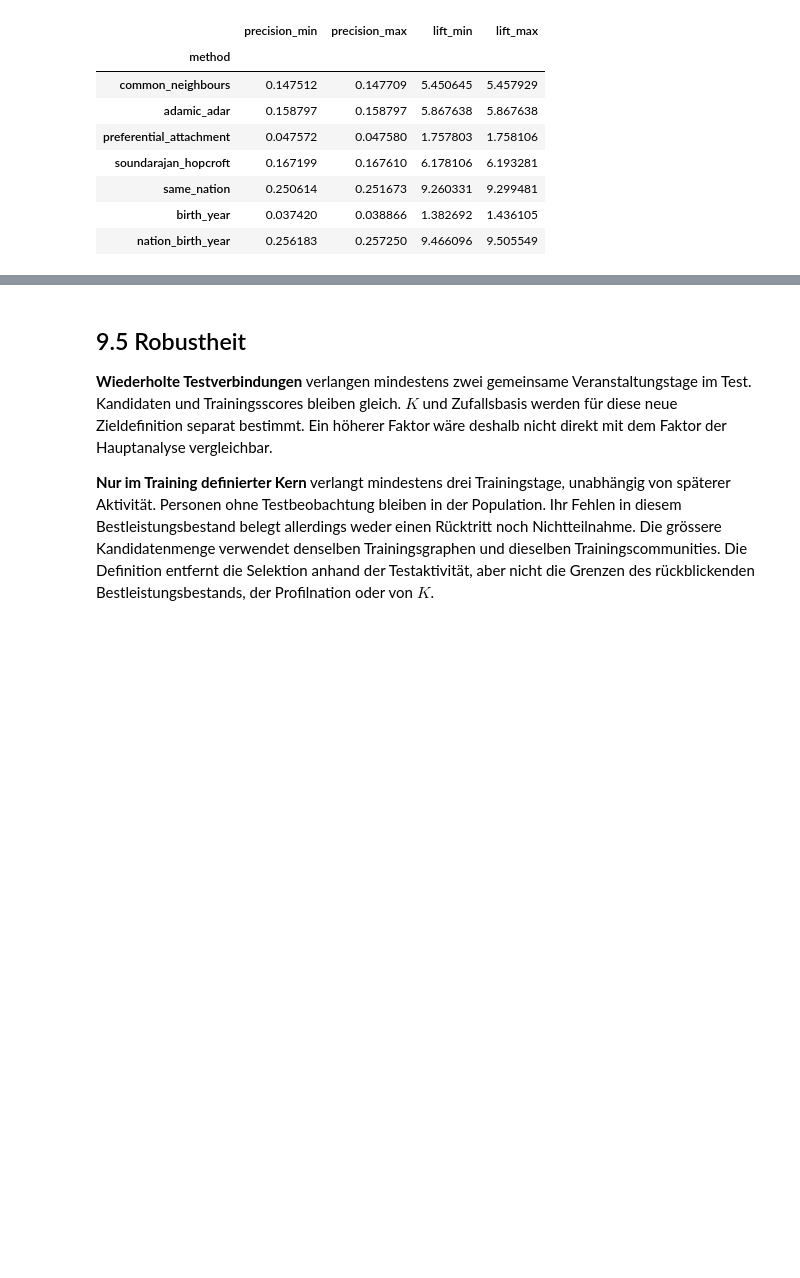
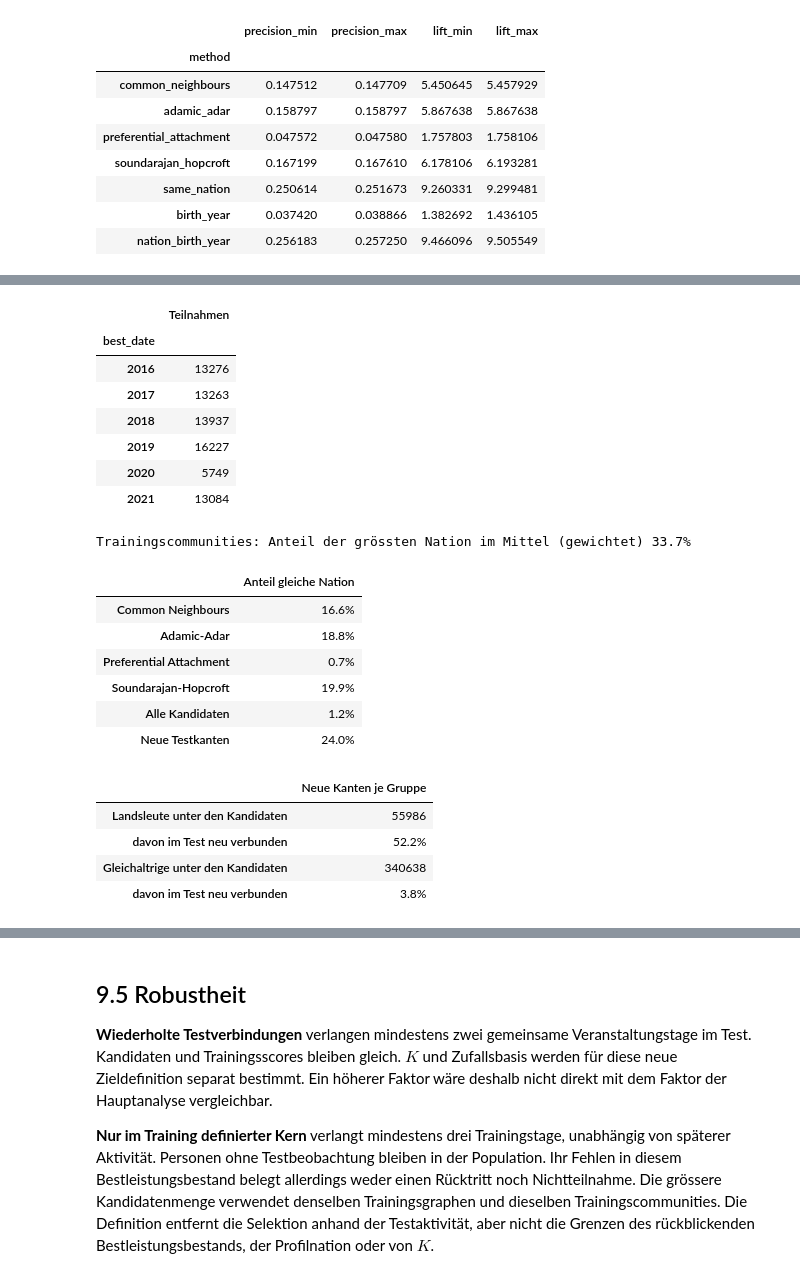
Before and after one commit to damiansze/Athletes-Network, a Jupyter notebook: Notebooks/08_link_prediction.ipynb, the cells around one changed output, grey strips where cells are left out. Drawn from its saved outputs; the diff is of its cells as text; code cells hidden in the pictures; blank space fills up the shorter version.

Commit message:
refactor: Kapitel Link Prediction überarbeiten, Grenzen ins Fazit verschoben , Deutungen ergänzt

```diff
--- a/Notebooks/08_link_prediction.ipynb
+++ b/Notebooks/08_link_prediction.ipynb
@@ -306,0 +310,51 @@ del candidate_table
+# %%
+from link_prediction_utils import rank_candidates
+
+year_counts = pd.to_datetime(raw_events['best_date']).dt.year.value_counts().sort_index().loc[2016:2021]
+display(year_counts.rename('Teilnahmen').to_frame())
+
+train_nations = pd.Series(attributes['nation'].reindex(train_nodes).to_numpy())
+community_purity = train_nations.groupby(communities).agg(lambda s: s.value_counts(normalize=True).iloc[0])
+community_sizes = pd.Series(communities).value_counts()
+weighted_purity = (community_purity * community_sizes.reindex(community_purity.index)).sum() / community_sizes.sum()
+print(f'Trainingscommunities: Anteil der grössten Nation im Mittel (gewichtet) {weighted_purity:.1%}')
+
+k = int(labels.sum())
+same_nation = scores['same_nation'].astype(bool)
+nation_share = pd.Series({
+    **{LABELS[METHODS.index(m)]: same_nation[rank_candidates(scores[m], seed=SEED)[:k]].mean()
+       for m in METHODS[:4]},
+    'Alle Kandidaten': same_nation.mean(),
+    'Neue Testkanten': same_nation[labels].mean(),
+}, name='Anteil gleiche Nation')
+display(nation_share.map('{:.1%}'.format).to_frame())
+
+same_year = scores['birth_year'] == 0
+display(pd.Series({
+    'Landsleute unter den Kandidaten': int(same_nation.sum()),
+    'davon im Test neu verbunden': f'{labels[same_nation].mean():.1%}',
+    'Gleichaltrige unter den Kandidaten': int(same_year.sum()),
+    'davon im Test neu verbunden ': f'{labels[same_year].mean():.1%}',
+}, name='Neue Kanten je Gruppe').to_frame())
+# %% [output]
+|  | Teilnahmen |
+| best_date |  |
+| 2016 | 13276 |
+| 2017 | 13263 |
+| 2018 | 13937 |
+| 2019 | 16227 |
+| 2020 | 5749 |
+| 2021 | 13084 |
+Trainingscommunities: Anteil der grössten Nation im Mittel (gewichtet) 33.7%
+|  | Anteil gleiche Nation |
+| Common Neighbours | 16.6% |
+| Adamic-Adar | 18.8% |
+| Preferential Attachment | 0.7% |
+| Soundarajan-Hopcroft | 19.9% |
+| Alle Kandidaten | 1.2% |
+| Neue Testkanten | 24.0% |
+|  | Neue Kanten je Gruppe |
+| Landsleute unter den Kandidaten | 55986 |
+| davon im Test neu verbunden | 52.2% |
+| Gleichaltrige unter den Kandidaten | 340638 |
+| davon im Test neu verbunden | 3.8% |
```
Also changed, not shown: parts of 6 cells of this notebook, 6 other files.
